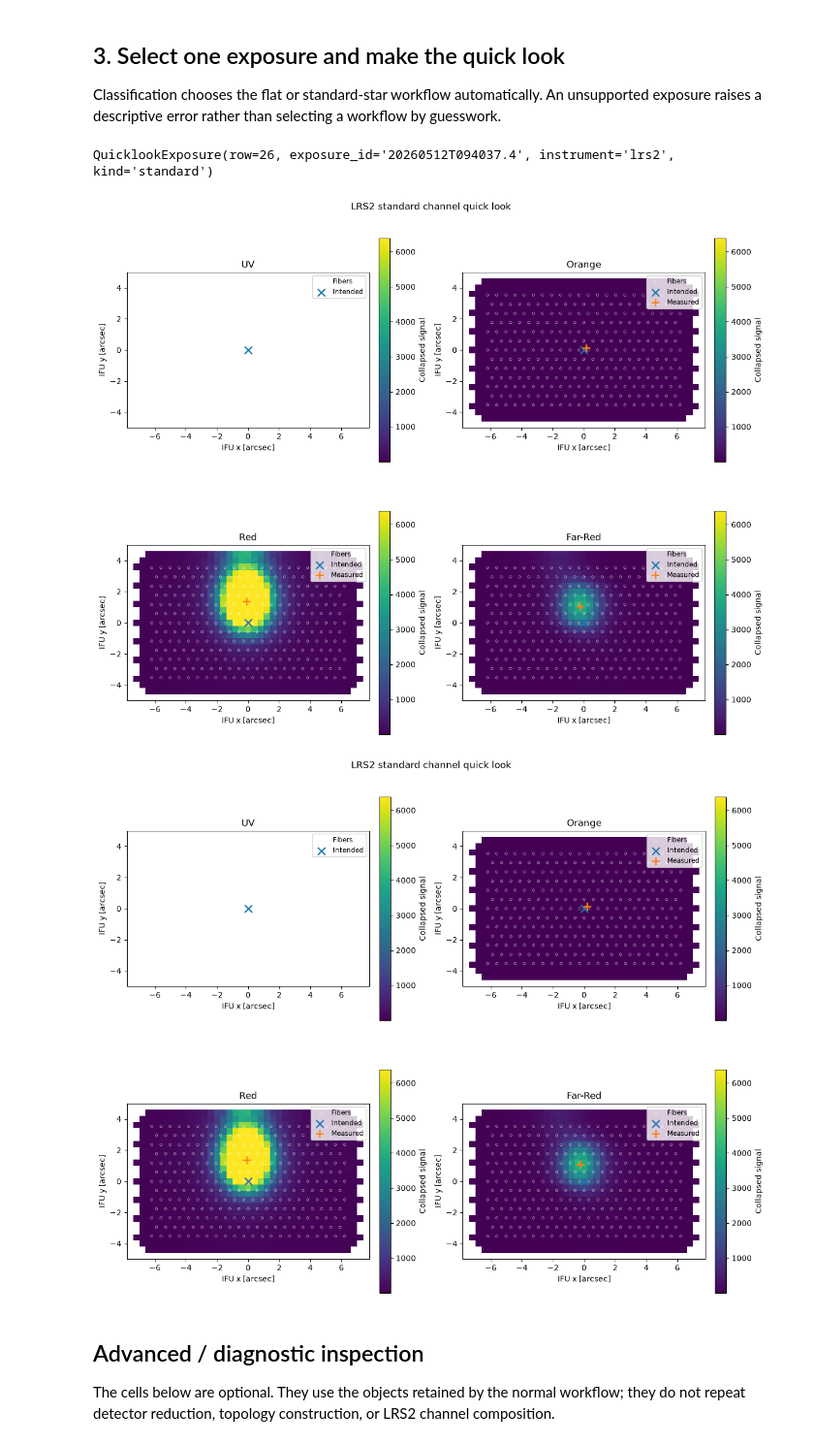
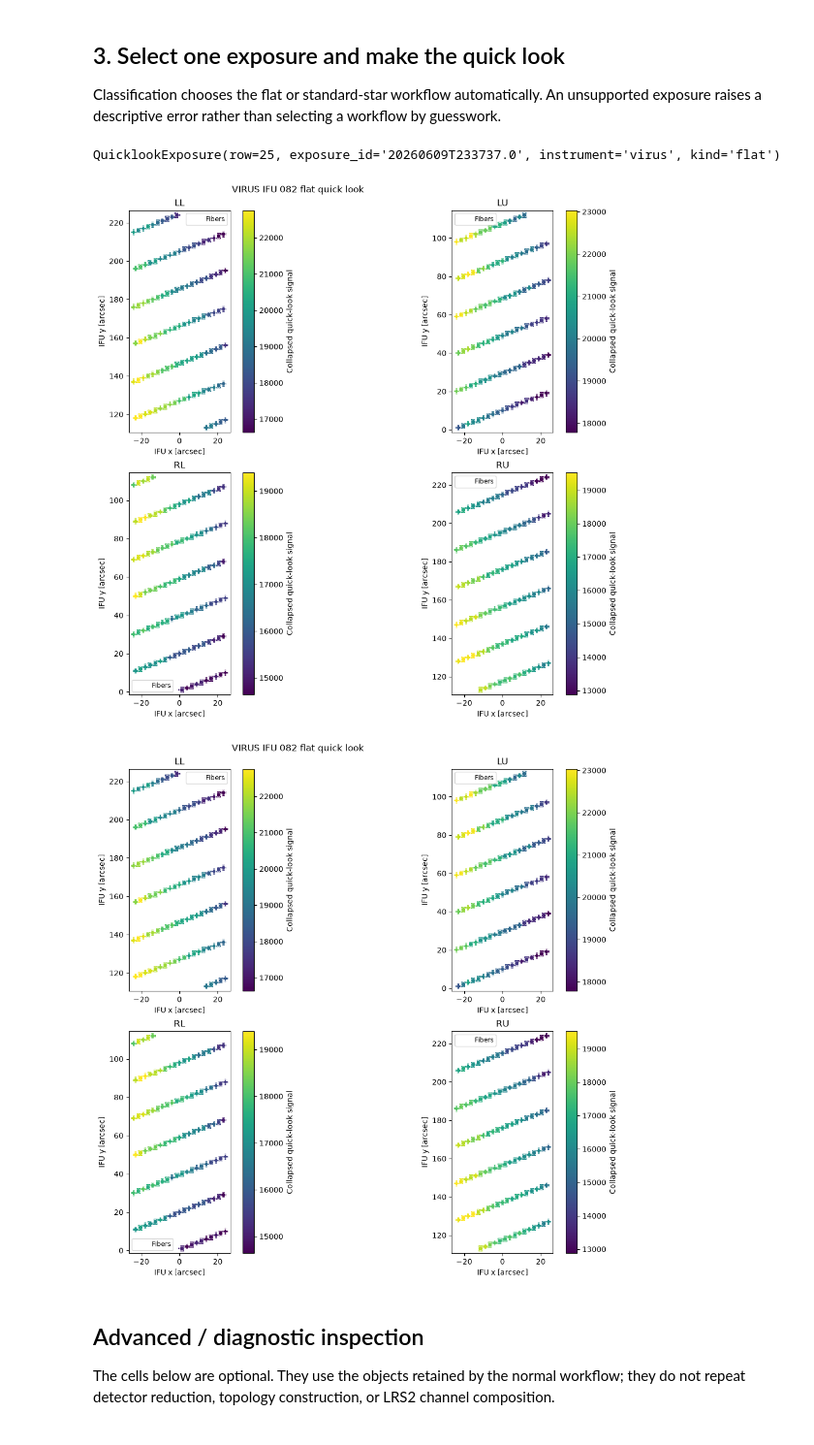
Before and after one commit to grzeimann/HET_LV_Tools, a Jupyter notebook: notebooks/hetquicklook_presentation_playground.ipynb, the cells around one changed output. Shown at 97% size. Cells and saved outputs as stored; diff of their text form; code cells hidden in the pictures.

Commit message:
new trace and quick look logic

```diff
--- a/notebooks/hetquicklook_presentation_playground.ipynb
+++ b/notebooks/hetquicklook_presentation_playground.ipynb
@@ -27,6 +27,6 @@ ql = QuicklookSite(
 The table has one row per encoded exposure ID, including multiple exposure IDs
 inside one observation archive. Rows use zero-based Python indexing.
 # %%
-night = ql.night("20260512", instrument="lrs2")
+night = ql.night("20260609", instrument="virus")
 night
 # %% [output]
@@ -56,17 +56,17 @@ unsupported exposure raises a descriptive error rather than selecting a
 workflow by guesswork.
 # %%
 # Example recognized standard-star row for the date above; choose another row from the table as needed.
-exposure = night[26]
+exposure = night[25]
 exposure
 # %% [output]
-QuicklookExposure(row=26, exposure_id='20260512T094037.4', instrument='lrs2', kind='standard')
+QuicklookExposure(row=25, exposure_id='20260609T233737.0', instrument='virus', kind='flat')
 # %%
 product = exposure.quicklook()
 # %%
-product.plot()
+product.plot(ifu='082')
 # %% [output]
-[figure, old version]
+[figure, new version]
-[figure, old version]
+[figure, new version]
 # %% [markdown]
 ## Advanced / diagnostic inspection
 
```
Also changed, not shown: parts of 7 cells of this notebook, 11 other files.
